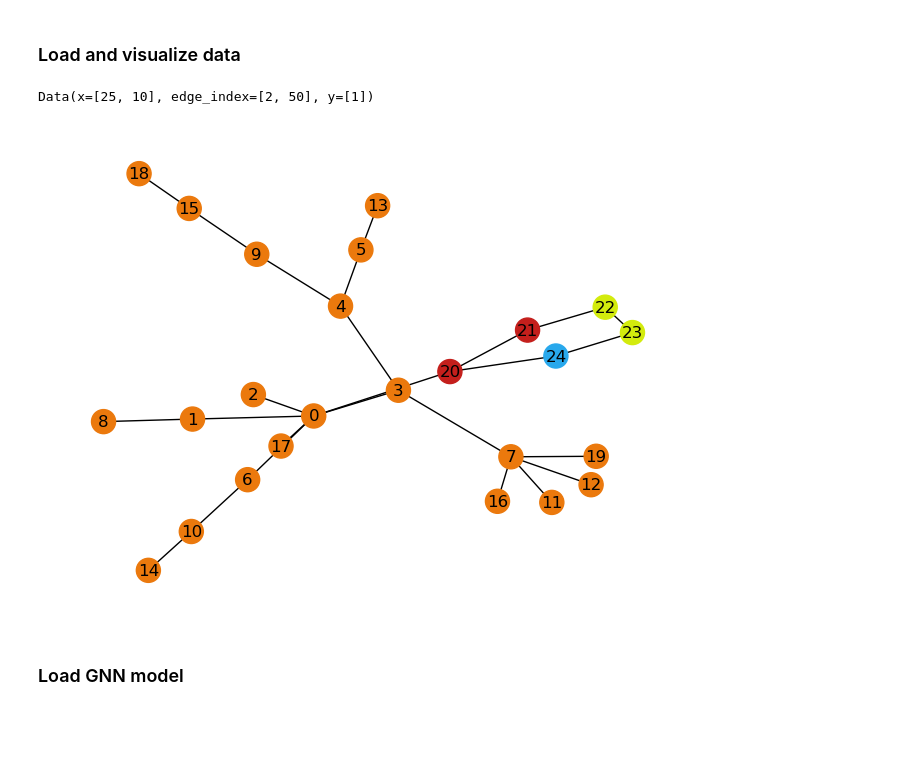
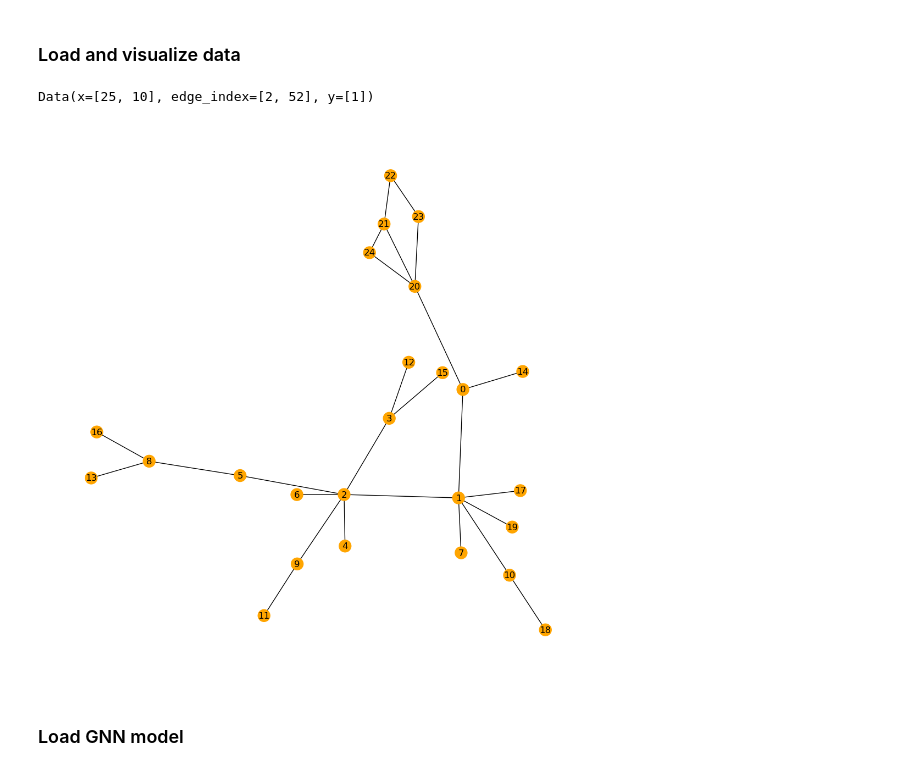
Before and after one commit to TrstnSch/BT-ML-PGESAT, a Jupyter notebook: code/PGExplainer/train_explainer_BA2Motif.ipynb, the cells around one changed output. Saved outputs shown, nothing was run; the diff lists cells and outputs as text; code cells hidden in the pictures; blank space fills up the shorter version.

```diff
--- a/code/PGExplainer/train_explainer_BA2Motif.ipynb
+++ b/code/PGExplainer/train_explainer_BA2Motif.ipynb
@@ -28,7 +29,7 @@ importlib.reload(evaluation)
 # %% [markdown]
 ### Parameters Explainer
 # %%
-batch_size = 32
+batch_size = 16
 sampled_graphs = 20
 
 learning_rate_mlp = 0.003       #Paper: 0.003,
@@ -47,18 +48,19 @@ MUTAG = False
 # %%
 train_dataset, val_dataset, test_dataset = datasetLoader.loadGraphDataset(datasetName)               # TODO: adjs matrix is not compatible with GraphConv. Needs to be converted to edge_index (see RE_PGE datasets/utils)
 
 print(train_dataset[0])
 
 graph = Data(train_dataset[0].x, train_dataset[0].edge_index)
 
-utils.plotGraph(graph, color_map=None, MUTAG=MUTAG)
+utils.plotGraphAll(graph, number_nodes=True, graph_task=True)
+#utils.plotGraph(graph, color_map=None, MUTAG=MUTAG)
 
 train_loader = DataLoader(train_dataset, batch_size, True)             # TODO: Data not shuffled to match calculated embeddings to correct graphs! Should work now, as embeddings are calculated on the fly per batch
 val_loader = DataLoader(val_dataset, batch_size, False)
 test_loader = DataLoader(test_dataset, batch_size)
 # %% [output]
-Data(x=[25, 10], edge_index=[2, 50], y=[1])
+Data(x=[25, 10], edge_index=[2, 52], y=[1])
-[figure, old version]
+[figure, new version]
 # %% [markdown]
 ### Load GNN model
 # %%
```
Also changed, not shown: parts of 9 cells of this notebook, 2 other files.
